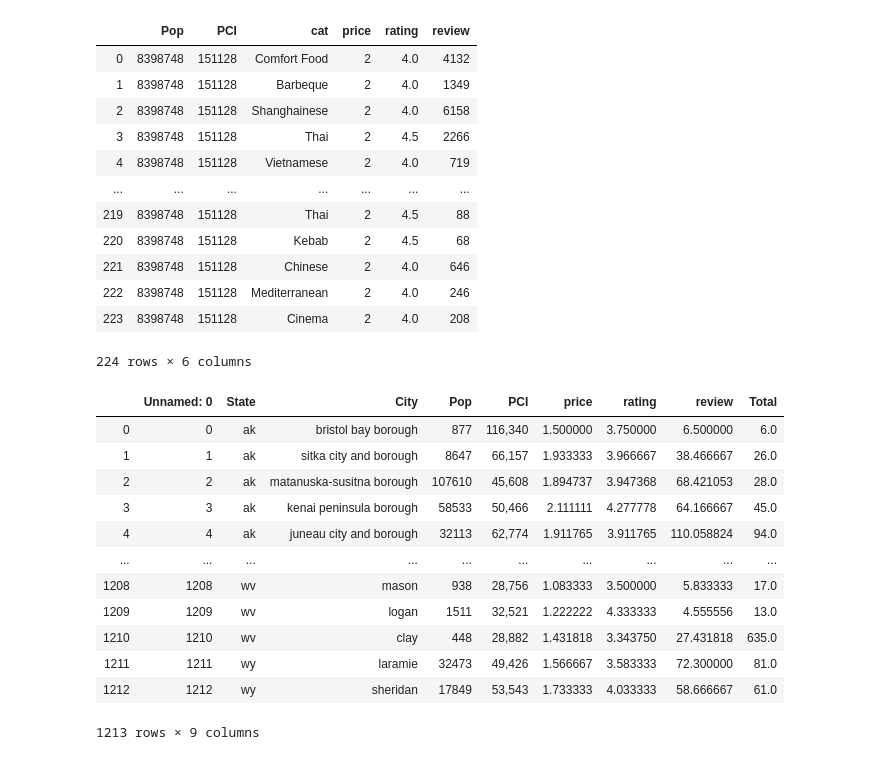
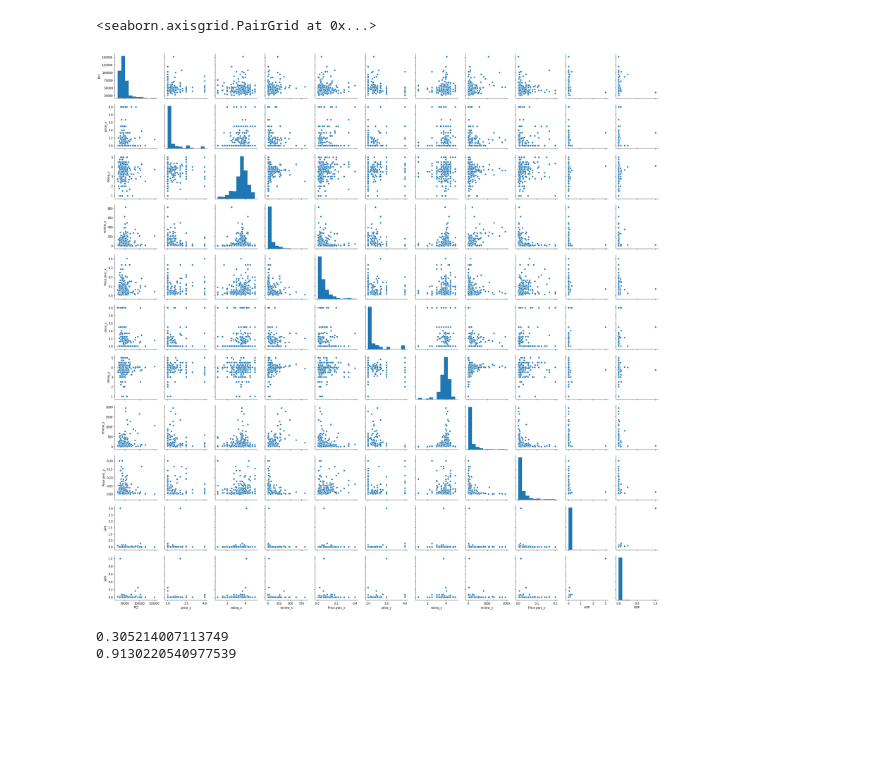
Before and after one commit to kcdevillier/City_Income, a Jupyter notebook: ML.ipynb, the cells around one changed output. Cells and saved outputs as stored; diff of their text form; code cells hidden in the pictures; blank space fills up the shorter version.

```diff
--- a/ML.ipynb
+++ b/ML.ipynb
@@ -14,16 +9,0 @@ new_york = pd.read_csv('new_york_merge.csv')
-# %%
-new_york
-# %% [output]
-|  | Pop | PCI | cat | price | rating | review |
-| 0 | 8398748 | 151128 | Comfort Food | 2 | 4.0 | 4132 |
-| 1 | 8398748 | 151128 | Barbeque | 2 | 4.0 | 1349 |
-| 2 | 8398748 | 151128 | Shanghainese | 2 | 4.0 | 6158 |
-| 3 | 8398748 | 151128 | Thai | 2 | 4.5 | 2266 |
-| 4 | 8398748 | 151128 | Vietnamese | 2 | 4.0 | 719 |
-| ... | ... | ... | ... | ... | ... | ... |
-| 219 | 8398748 | 151128 | Thai | 2 | 4.5 | 88 |
-| 220 | 8398748 | 151128 | Kebab | 2 | 4.5 | 68 |
-| 221 | 8398748 | 151128 | Chinese | 2 | 4.0 | 646 |
-| 222 | 8398748 | 151128 | Mediterranean | 2 | 4.0 | 246 |
-| 223 | 8398748 | 151128 | Cinema | 2 | 4.0 | 208 |
-224 rows × 6 columns
@@ -33,16 +9,0 @@ onehot_encoded = onehot_encoder.fit_transform(integer_encoded)
-# %%
-data
-# %% [output]
-|  | Unnamed: 0 | State | City | Pop | PCI | price | rating | review | Total |
-| 0 | 0 | ak | bristol bay borough | 877 | 116,340 | 1.500000 | 3.750000 | 6.500000 | 6.0 |
-| 1 | 1 | ak | sitka city and borough | 8647 | 66,157 | 1.933333 | 3.966667 | 38.466667 | 26.0 |
-| 2 | 2 | ak | matanuska-susitna borough | 107610 | 45,608 | 1.894737 | 3.947368 | 68.421053 | 28.0 |
-| 3 | 3 | ak | kenai peninsula borough | 58533 | 50,466 | 2.111111 | 4.277778 | 64.166667 | 45.0 |
-| 4 | 4 | ak | juneau city and borough | 32113 | 62,774 | 1.911765 | 3.911765 | 110.058824 | 94.0 |
-| ... | ... | ... | ... | ... | ... | ... | ... | ... | ... |
-| 1208 | 1208 | wv | mason | 938 | 28,756 | 1.083333 | 3.500000 | 5.833333 | 17.0 |
-| 1209 | 1209 | wv | logan | 1511 | 32,521 | 1.222222 | 4.333333 | 4.555556 | 13.0 |
-| 1210 | 1210 | wv | clay | 448 | 28,882 | 1.431818 | 3.343750 | 27.431818 | 635.0 |
-| 1211 | 1211 | wy | laramie | 32473 | 49,426 | 1.566667 | 3.583333 | 72.300000 | 81.0 |
-| 1212 | 1212 | wy | sheridan | 17849 | 53,543 | 1.733333 | 4.033333 | 58.666667 | 61.0 |
-1213 rows × 9 columns
@@ -48,0 +21,22 @@ data
+# %%
+sns.pairplot(exp_hotel_rest)
+# %% [output]
+<seaborn.axisgrid.PairGrid at 0x...>
+[figure, added]
+# %%
+X = exp_hotel_rest[['HPP']]
+y = exp_hotel_rest['RPP'].values.reshape(-1, 1)
+
+
+X_train, X_test, y_train, y_test = train_test_split(X, y, random_state=42)
+
+model = LinearRegression()
+
+model.fit(X_train, y_train)
+training_score = model.score(X_train, y_train)
+testing_score = model.score(X_test, y_test)
+print(training_score)
+print(testing_score)
+# %% [output]
+0.305214007113749
+0.9130220540977539
```
Also changed, not shown: parts of 29 cells of this notebook, 13 other files.
